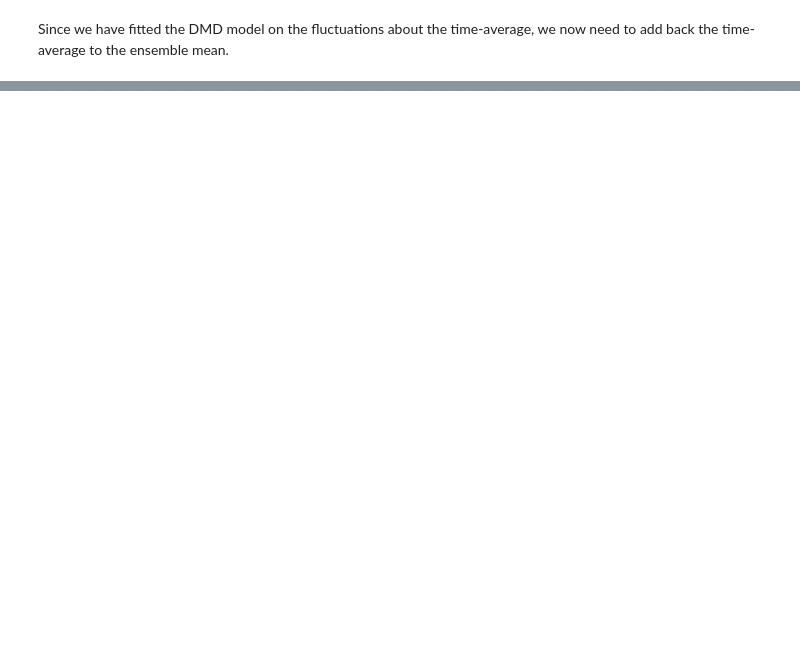
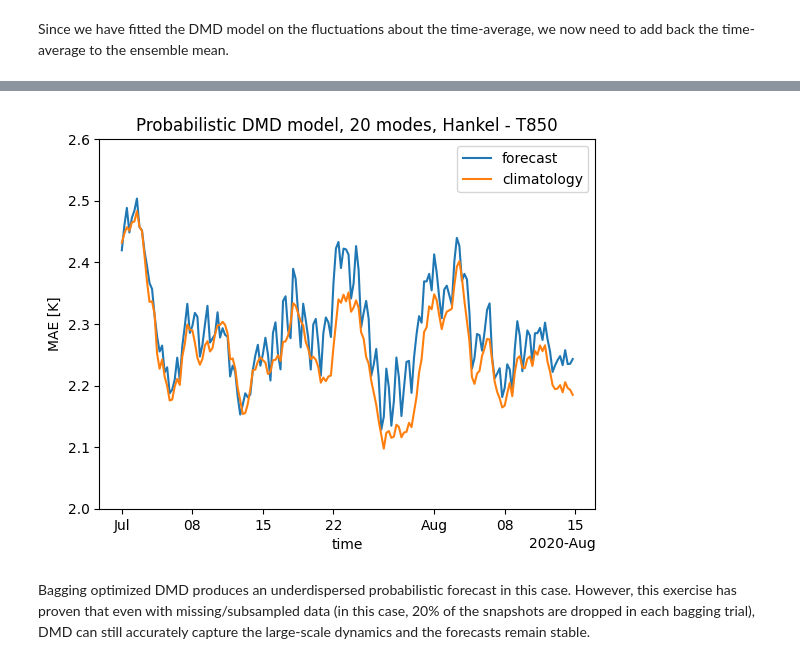
Before and after one commit to SVDROM/grid-search, a Jupyter notebook: evaluation_summer_2020.ipynb, the cells around one changed output, grey strips where cells are left out. Saved outputs shown, nothing was run; the diff lists cells and outputs as text; code cells hidden in the pictures; blank space fills up the shorter version.

```diff
--- a/evaluation_summer_2020.ipynb
+++ b/evaluation_summer_2020.ipynb
@@ -456,0 +539,25 @@ plt.show()
+# %%
+mae = compute_mae(
+    ground_truth=ground_truth.sel(time=forecast_mean.time).reindex(latitude=forecast_mean.latitude),
+    prediction=forecast_mean,
+)
+
+mae_clima = compute_mae(
+    ground_truth=ground_truth.sel(time=forecast_mean.time).reindex(latitude=clima_mean.latitude),
+    prediction=clima_mean.sel(time=forecast_mean.time),
+)
+# %%
+plt.figure()
+
+mae.plot(label="forecast")
+mae_clima.plot(label="climatology")
+
+plt.legend()
+plt.ylabel("MAE [K]")
+plt.ylim((2, 2.6))
+plt.title("Probabilistic DMD model, 20 modes, Hankel - T850")
+plt.show()
+# %% [output]
+[figure, added]
+# %% [markdown]
+Bagging optimized DMD produces an underdispersed probabilistic forecast in this case. However, this exercise has proven that even with missing/subsampled data (in this case, 20% of the snapshots are dropped in each bagging trial), DMD can still accurately capture the large-scale dynamics and the forecasts remain stable.
```
Also changed, not shown: parts of 39 cells of this notebook.
